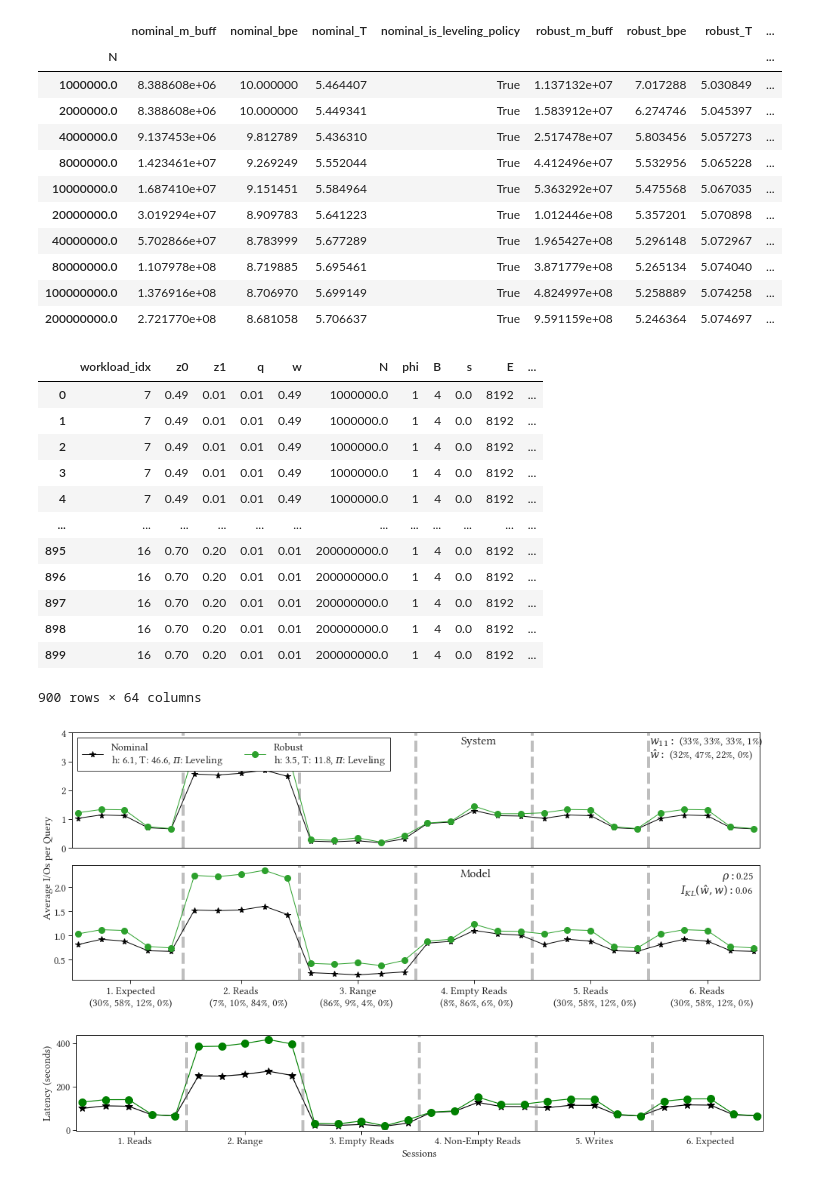
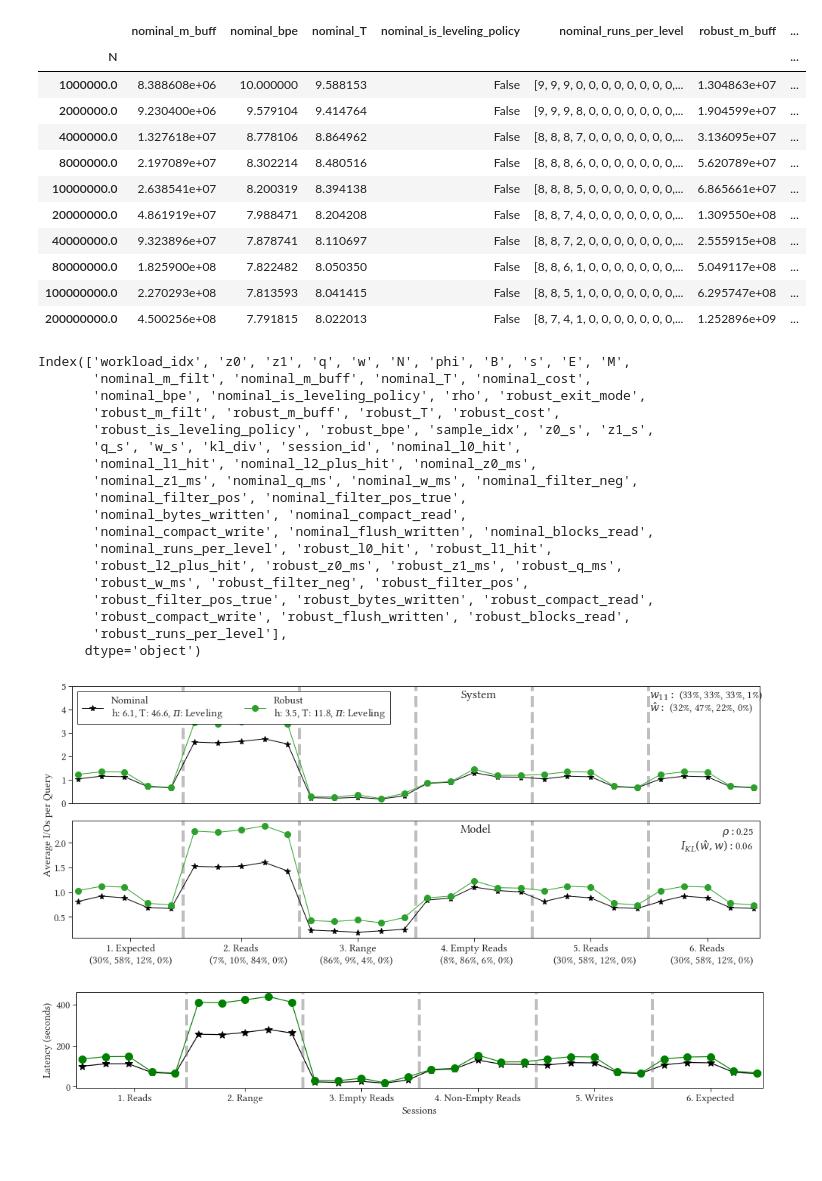
Before and after one commit to Ephoris/robust-lsm-tuning, a Jupyter notebook: endure/visualization/05_scaling.ipynb, the cells around one changed output. Drawn from its saved outputs; the diff is of its cells as text; code cells hidden in the pictures; blank space fills up the shorter version.

```diff
--- a/endure/visualization/05_scaling.ipynb
+++ b/endure/visualization/05_scaling.ipynb
@@ -106,39 +111,46 @@ Possible workloads : [ 7 11 16]
 # %%
 tunings = ['nominal_m_buff', 'nominal_bpe',
            'nominal_T', 'nominal_is_leveling_policy',
+           'nominal_runs_per_level',
            'robust_m_buff', 'robust_bpe',
-           'robust_T', 'robust_is_leveling_policy']
-df[df.workload_idx == wl_idx].groupby('N')[tunings].first()
+           'robust_T', 'robust_is_leveling_policy',
+           'robust_runs_per_level']
+df[df.workload_idx == 7].groupby('N')[tunings].first()
 # %% [output]
-|  | nominal_m_buff | nominal_bpe | nominal_T | nominal_is_leveling_policy | robust_m_buff | robust_bpe | robust_T | ... |
-| N |  |  |  |  |  |  |  | ... |
-| 1000000.0 | 8.388608e+06 | 10.000000 | 5.464407 | True | 1.137132e+07 | 7.017288 | 5.030849 | ... |
-| 2000000.0 | 8.388608e+06 | 10.000000 | 5.449341 | True | 1.583912e+07 | 6.274746 | 5.045397 | ... |
-| 4000000.0 | 9.137453e+06 | 9.812789 | 5.436310 | True | 2.517478e+07 | 5.803456 | 5.057273 | ... |
-| 8000000.0 | 1.423461e+07 | 9.269249 | 5.552044 | True | 4.412496e+07 | 5.532956 | 5.065228 | ... |
-| 10000000.0 | 1.687410e+07 | 9.151451 | 5.584964 | True | 5.363292e+07 | 5.475568 | 5.067035 | ... |
-| 20000000.0 | 3.019294e+07 | 8.909783 | 5.641223 | True | 1.012446e+08 | 5.357201 | 5.070898 | ... |
-| 40000000.0 | 5.702866e+07 | 8.783999 | 5.677289 | True | 1.965427e+08 | 5.296148 | 5.072967 | ... |
-| 80000000.0 | 1.107978e+08 | 8.719885 | 5.695461 | True | 3.871779e+08 | 5.265134 | 5.074040 | ... |
-| 100000000.0 | 1.376916e+08 | 8.706970 | 5.699149 | True | 4.824997e+08 | 5.258889 | 5.074258 | ... |
-| 200000000.0 | 2.721770e+08 | 8.681058 | 5.706637 | True | 9.591159e+08 | 5.246364 | 5.074697 | ... |
+|  | nominal_m_buff | nominal_bpe | nominal_T | nominal_is_leveling_policy | nominal_runs_per_level | robust_m_buff | ... |
+| N |  |  |  |  |  |  | ... |
+| 1000000.0 | 8.388608e+06 | 10.000000 | 9.588153 | False | [9, 9, 9, 0, 0, 0, 0, 0, 0, 0, 0,... | 1.304863e+07 | ... |
+| 2000000.0 | 9.230400e+06 | 9.579104 | 9.414764 | False | [9, 9, 9, 8, 0, 0, 0, 0, 0, 0, 0,... | 1.904599e+07 | ... |
+| 4000000.0 | 1.327618e+07 | 8.778106 | 8.864962 | False | [8, 8, 8, 7, 0, 0, 0, 0, 0, 0, 0,... | 3.136095e+07 | ... |
+| 8000000.0 | 2.197089e+07 | 8.302214 | 8.480516 | False | [8, 8, 8, 6, 0, 0, 0, 0, 0, 0, 0,... | 5.620789e+07 | ... |
+| 10000000.0 | 2.638541e+07 | 8.200319 | 8.394138 | False | [8, 8, 8, 5, 0, 0, 0, 0, 0, 0, 0,... | 6.865661e+07 | ... |
+| 20000000.0 | 4.861919e+07 | 7.988471 | 8.204208 | False | [8, 8, 7, 4, 0, 0, 0, 0, 0, 0, 0,... | 1.309550e+08 | ... |
+| 40000000.0 | 9.323896e+07 | 7.878741 | 8.110697 | False | [8, 8, 7, 2, 0, 0, 0, 0, 0, 0, 0,... | 2.555915e+08 | ... |
+| 80000000.0 | 1.825900e+08 | 7.822482 | 8.050350 | False | [8, 8, 6, 1, 0, 0, 0, 0, 0, 0, 0,... | 5.049117e+08 | ... |
+| 100000000.0 | 2.270293e+08 | 7.813593 | 8.041415 | False | [8, 8, 5, 1, 0, 0, 0, 0, 0, 0, 0,... | 6.295747e+08 | ... |
+| 200000000.0 | 4.500256e+08 | 7.791815 | 8.022013 | False | [8, 7, 4, 1, 0, 0, 0, 0, 0, 0, 0,... | 1.252896e+09 | ... |
 # %%
 # df[df.workload_idx == wl_idx].groupby('N')[['nominal_blocks_read', 'robust_blocks_read']].mean()
-df
+df.columns
 # %% [output]
-|  | workload_idx | z0 | z1 | q | w | N | phi | B | s | E | ... |
-| 0 | 7 | 0.49 | 0.01 | 0.01 | 0.49 | 1000000.0 | 1 | 4 | 0.0 | 8192 | ... |
-| 1 | 7 | 0.49 | 0.01 | 0.01 | 0.49 | 1000000.0 | 1 | 4 | 0.0 | 8192 | ... |
-| 2 | 7 | 0.49 | 0.01 | 0.01 | 0.49 | 1000000.0 | 1 | 4 | 0.0 | 8192 | ... |
-| 3 | 7 | 0.49 | 0.01 | 0.01 | 0.49 | 1000000.0 | 1 | 4 | 0.0 | 8192 | ... |
-| 4 | 7 | 0.49 | 0.01 | 0.01 | 0.49 | 1000000.0 | 1 | 4 | 0.0 | 8192 | ... |
-| ... | ... | ... | ... | ... | ... | ... | ... | ... | ... | ... | ... |
-| 895 | 16 | 0.70 | 0.20 | 0.01 | 0.01 | 200000000.0 | 1 | 4 | 0.0 | 8192 | ... |
-| 896 | 16 | 0.70 | 0.20 | 0.01 | 0.01 | 200000000.0 | 1 | 4 | 0.0 | 8192 | ... |
-| 897 | 16 | 0.70 | 0.20 | 0.01 | 0.01 | 200000000.0 | 1 | 4 | 0.0 | 8192 | ... |
-| 898 | 16 | 0.70 | 0.20 | 0.01 | 0.01 | 200000000.0 | 1 | 4 | 0.0 | 8192 | ... |
-| 899 | 16 | 0.70 | 0.20 | 0.01 | 0.01 | 200000000.0 | 1 | 4 | 0.0 | 8192 | ... |
-900 rows × 64 columns
+Index(['workload_idx', 'z0', 'z1', 'q', 'w', 'N', 'phi', 'B', 's', 'E', 'M',
+       'nominal_m_filt', 'nominal_m_buff', 'nominal_T', 'nominal_cost',
+       'nominal_bpe', 'nominal_is_leveling_policy', 'rho', 'robust_exit_mode',
+       'robust_m_filt', 'robust_m_buff', 'robust_T', 'robust_cost',
+       'robust_is_leveling_policy', 'robust_bpe', 'sample_idx', 'z0_s', 'z1_s',
+       'q_s', 'w_s', 'kl_div', 'session_id', 'nominal_l0_hit',
+       'nominal_l1_hit', 'nominal_l2_plus_hit', 'nominal_z0_ms',
+       'nominal_z1_ms', 'nominal_q_ms', 'nominal_w_ms', 'nominal_filter_neg',
+       'nominal_filter_pos', 'nominal_filter_pos_true',
+       'nominal_bytes_written', 'nominal_compact_read',
+       'nominal_compact_write', 'nominal_flush_written', 'nominal_blocks_read',
+       'nominal_runs_per_level', 'robust_l0_hit', 'robust_l1_hit',
+       'robust_l2_plus_hit', 'robust_z0_ms', 'robust_z1_ms', 'robust_q_ms',
+       'robust_w_ms', 'robust_filter_neg', 'robust_filter_pos',
+       'robust_filter_pos_true', 'robust_bytes_written', 'robust_compact_read',
+       'robust_compact_write', 'robust_flush_written', 'robust_blocks_read',
+       'robust_runs_per_level'],
+      dtype='object')
 # %%
 def apply_design(df, cf, z0, z1, q, w, mode='nominal'):
     cf.z0, cf.z1, cf.q, cf.w = z0, z1, q, w
@@ -227,14 +239,14 @@ def plot_cost_sessions(df, samples, num_operations, wl_idx, robust_rho, readonly
 
     return fig, axes
 # %%
-df = dp.read_csv('exp_05_no_writes.csv')
+df = dp.read_csv('experiment_05_checkpoint.csv')
 df['nominal_ms'] = df['nominal_z0_ms'] + df['nominal_z1_ms'] + df['nominal_q_ms'] + df['nominal_w_ms']
 df['robust_ms'] = df['robust_z0_ms'] + df['robust_z1_ms'] + df['robust_q_ms'] + df['robust_w_ms']
 
 N, wl_idx = 1e6, 11
 d = df[(df.workload_idx == wl_idx) & (df.N == N)].reset_index()
 fig, axes = plot_cost_sessions(d, 5, 100000, wl_idx, df.rho.iloc[0], readonly=True)
-axes[0].set_ylim([0, 4])
+axes[0].set_ylim([0, 5])
 # axes[1].set_ylim([0, 160])
 set_size(fig, width=2*7, height=2*2.75)
 
@@ -254,5 +266,5 @@ ax.set_ylabel('Latency (seconds)')
 ax.set_xlabel('Sessions')
 set_size(fig, width=14, height=2.75)
 # %% [output]
-[figure, old version]
+[figure, new version]
 [figure]
```
Also changed, not shown: parts of 2 cells of this notebook, 7 other files.
